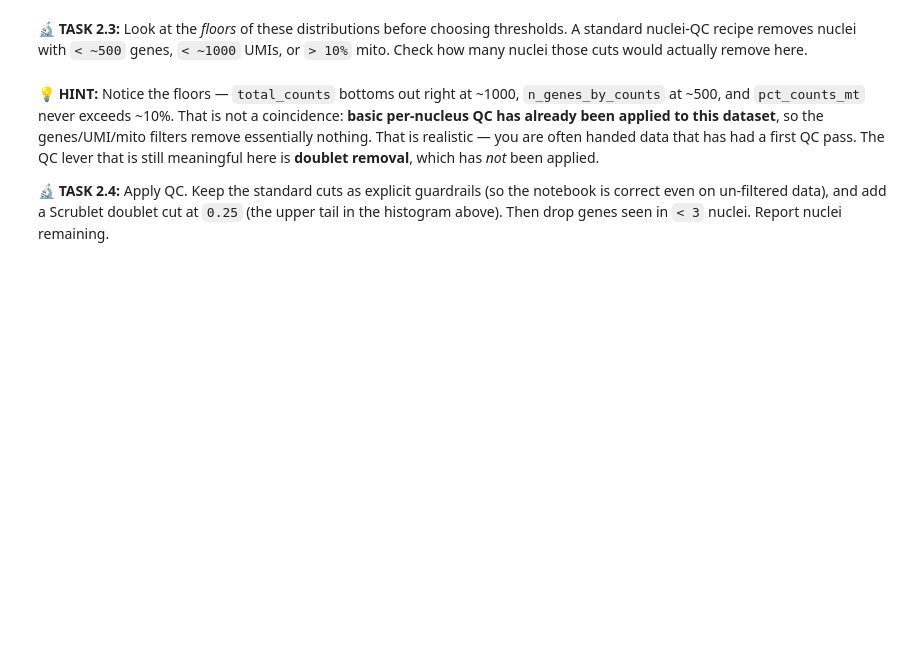
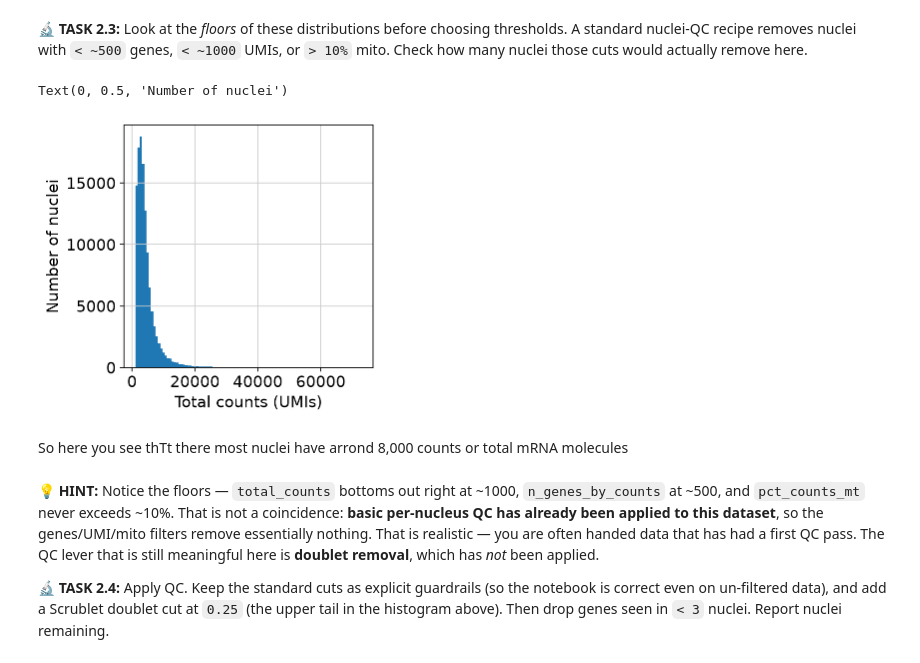
Before and after one commit to FlorenciaCalderonV/gbm-space-c10, a Jupyter notebook: notebooks/level1/01_Flora.ipynb, the cells around one changed output. Saved outputs shown, nothing was run; the diff lists cells and outputs as text; code cells hidden in the pictures; blank space fills up the shorter version.

```diff
--- a/notebooks/level1/01_Flora.ipynb
+++ b/notebooks/level1/01_Flora.ipynb
@@ -90,6 +163,15 @@ In human data, mitochondrial genes start with `MT-`. We also have a precomputed
 # HOW: histograms of total_counts and n_genes_by_counts (plt.hist(..., bins=100)) or sc.pl.violin(log=True);
 #      note where each distribution bottoms out.
 # DOCS: https://scanpy.readthedocs.io/en/stable/generated/scanpy.pl.violin.html
+# %%
+plt.hist(adata.obs['total_counts'], bins=100)
+plt.xlabel('Total counts (UMIs)')
+plt.ylabel('Number of nuclei')
+# %% [output]
+Text(0, 0.5, 'Number of nuclei')
+[figure, added]
+# %% [markdown]
+So here you see thTt there most nuclei have arrond 8,000 counts or total mRNA molecules
 # %% [markdown]
 💡 **HINT:** Notice the floors — `total_counts` bottoms out right at ~1000, `n_genes_by_counts` at ~500, and `pct_counts_mt` never exceeds ~10%. That is not a coincidence: **basic per-nucleus QC has already been applied to this dataset**, so the genes/UMI/mito filters remove essentially nothing. That is realistic — you are often handed data that has had a first QC pass. The QC lever that is still meaningful here is **doublet removal**, which has *not* been applied.
 
```
Also changed, not shown: parts of 41 cells of this notebook.
